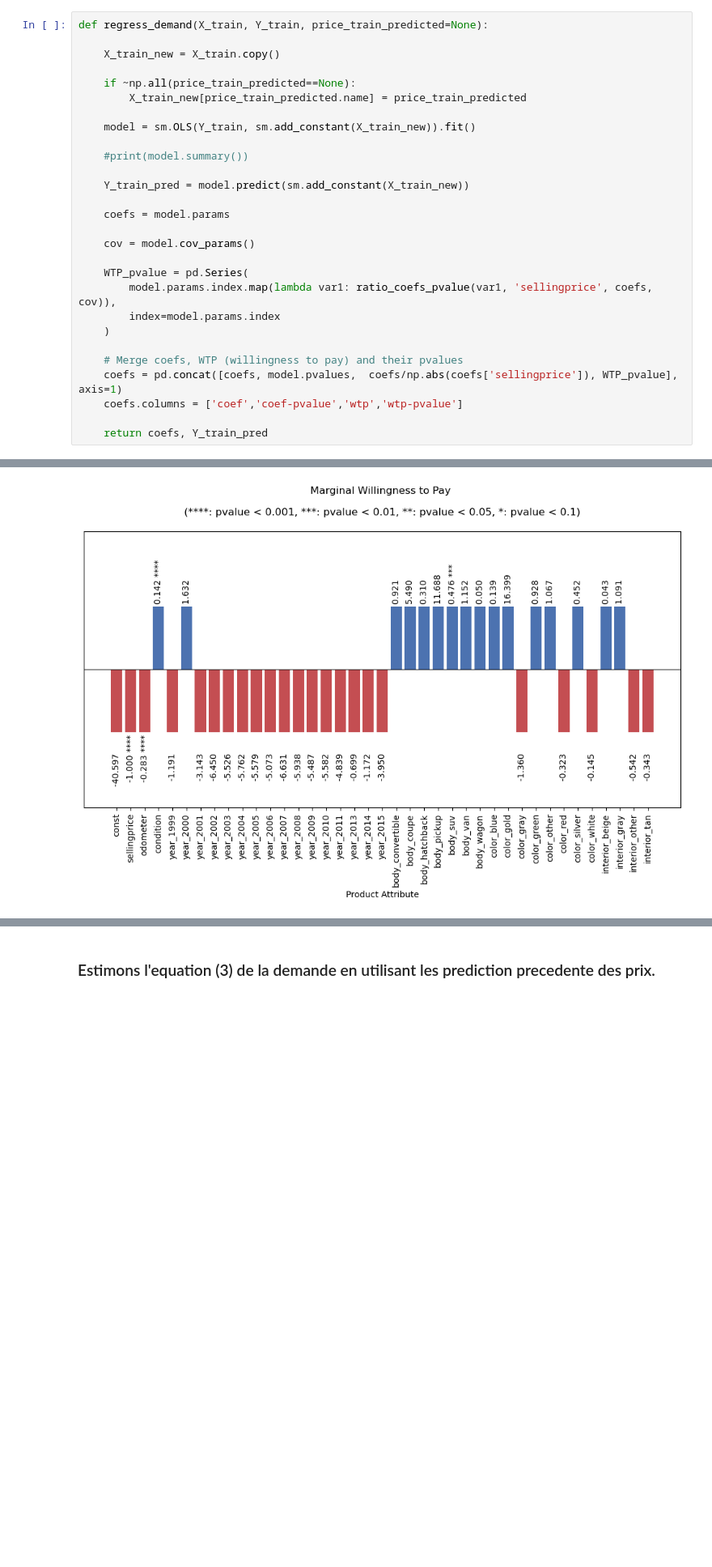
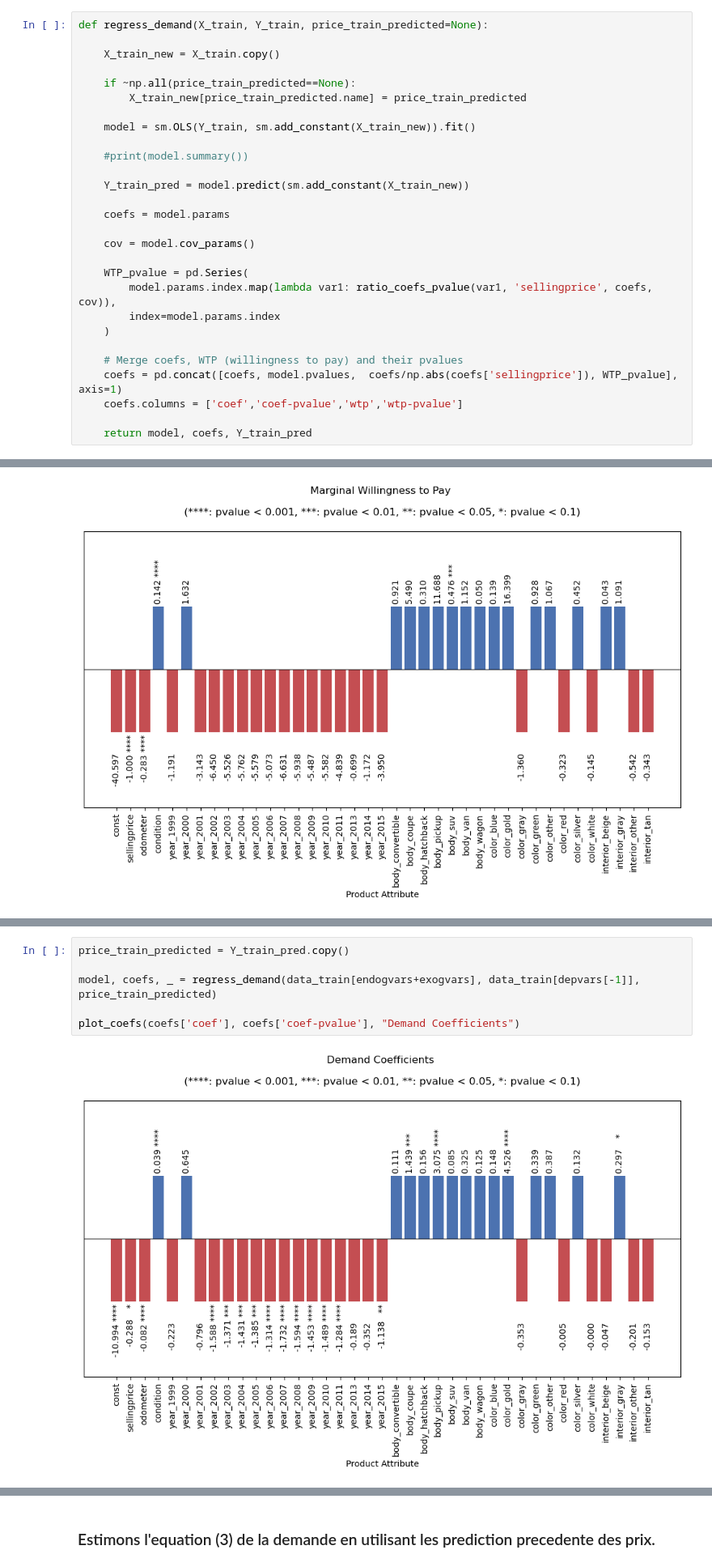
Before and after one commit to raphaelzerbato/AI_Workshop, a Jupyter notebook: car_analysis.ipynb, the cells around one changed output, grey strips where cells are left out. Shown at 81% size. Cells and saved outputs as stored; diff of their text form; blank space fills up the shorter version.

```diff
--- a/car_analysis.ipynb
+++ b/car_analysis.ipynb
@@ -683,4 +584,4 @@ def regress_demand(X_train, Y_train, price_train_predicted=None):
     coefs = pd.concat([coefs, model.pvalues,  coefs/np.abs(coefs['sellingprice']), WTP_pvalue], axis=1)
     coefs.columns = ['coef','coef-pvalue','wtp','wtp-pvalue']
 
-    return coefs, Y_train_pred
+    return model, coefs, Y_train_pred
@@ -798,2 +739,10 @@ plot_true_predicted(Y_test, Y_test_pred, VarName=Y_train.name)
+# %%
+price_train_predicted = Y_train_pred.copy()
+
+model, coefs, _ = regress_demand(data_train[endogvars+exogvars], data_train[depvars[-1]], price_train_predicted)
+
+plot_coefs(coefs['coef'], coefs['coef-pvalue'], "Demand Coefficients")
+# %% [output]
+[figure, added]
 # %% [markdown]
 ---
```
Also changed, not shown: parts of 43 cells of this notebook.
